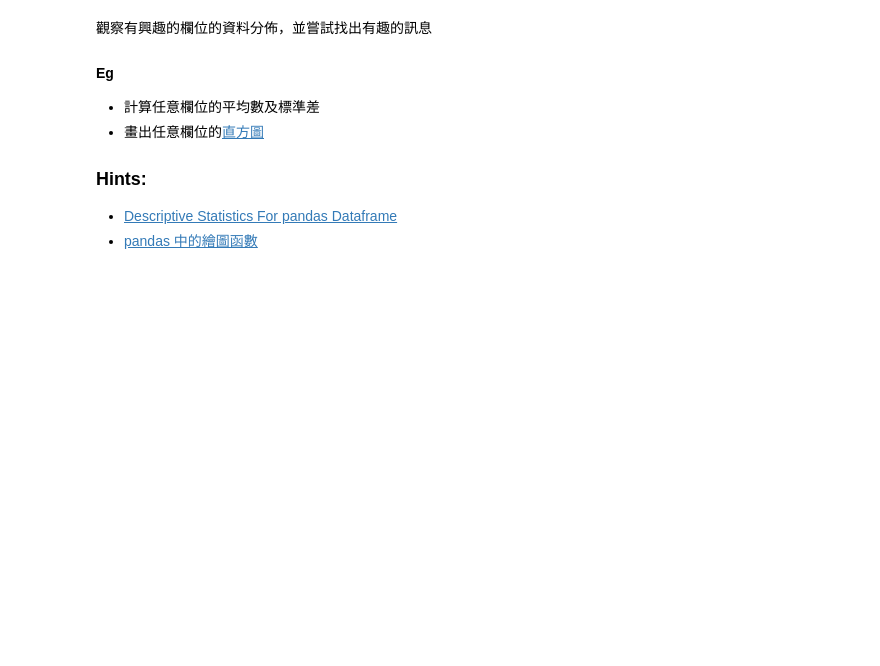
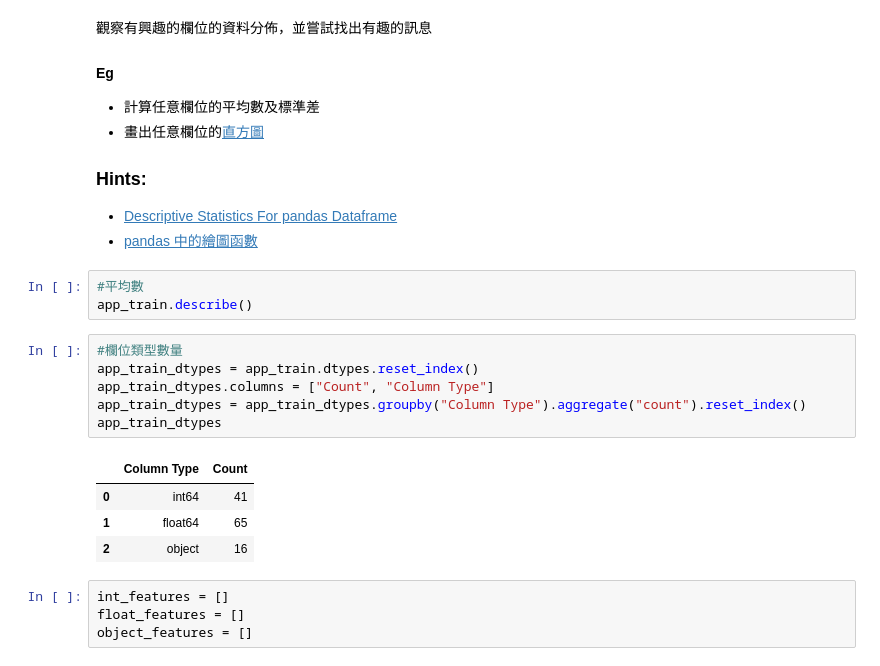
Before and after one commit to Chung-Yi/cupoy, a Jupyter notebook: D8/Day_008_HW-1.ipynb, the cells around one changed output. Drawn from its saved outputs; the diff is of its cells as text; blank space fills up the shorter version.

```diff
--- a/D8/Day_008_HW-1.ipynb
+++ b/D8/Day_008_HW-1.ipynb
@@ -46,3 +46,21 @@ import matplotlib.pyplot as plt
 ### Hints:
 - [Descriptive Statistics For pandas Dataframe](https://chrisalbon.com/python/data_wrangling/pandas_dataframe_descriptive_stats/)
 - [pandas 中的繪圖函數](https://amaozhao.gitbooks.io/pandas-notebook/content/pandas%E4%B8%AD%E7%9A%84%E7%BB%98%E5%9B%BE%E5%87%BD%E6%95%B0.html)
+# %%
+#平均數
+app_train.describe()
+# %%
+#欄位類型數量
+app_train_dtypes = app_train.dtypes.reset_index()
+app_train_dtypes.columns = ["Count", "Column Type"]
+app_train_dtypes = app_train_dtypes.groupby("Column Type").aggregate("count").reset_index()
+app_train_dtypes
+# %% [output]
+|  | Column Type | Count |
+| 0 | int64 | 41 |
+| 1 | float64 | 65 |
+| 2 | object | 16 |
+# %%
+int_features = []
+float_features = []
+object_features = []
```
Also changed, not shown: parts of 7 cells of this notebook.
